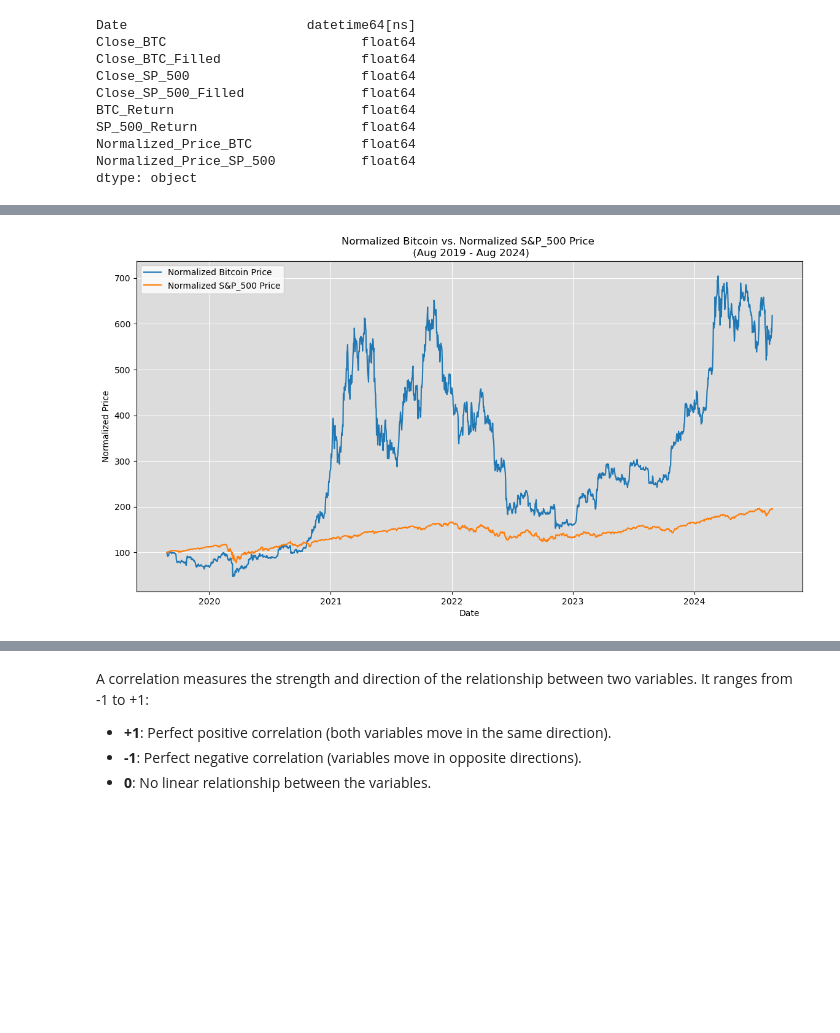
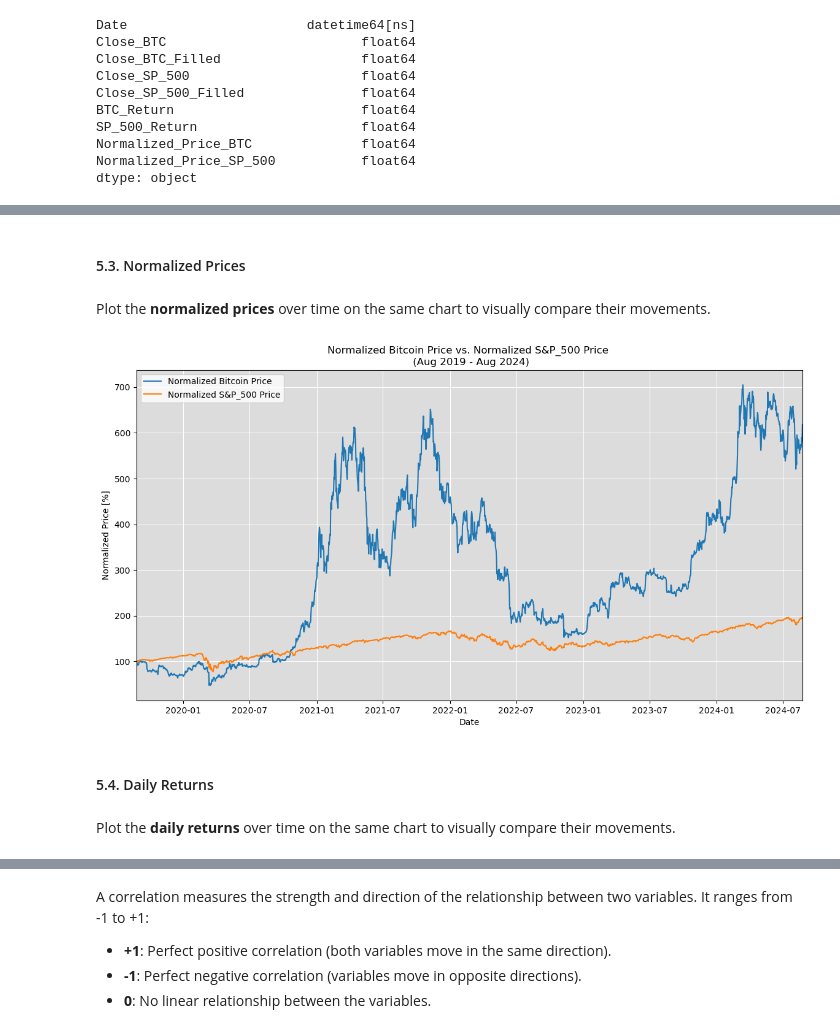
Before and after one commit to kostadinlambov/Bitcoin-and-Stock-Market-Correlation, a Jupyter notebook: Notebook/Bitcoin_and_Stock_Market_Correlation.ipynb, the cells around one changed output, grey strips where cells are left out. Saved outputs shown, nothing was run; the diff lists cells and outputs as text; code cells hidden in the pictures; blank space fills up the shorter version.

Commit message:
Updated plots ranges

```diff
--- a/Notebook/Bitcoin_and_Stock_Market_Correlation.ipynb
+++ b/Notebook/Bitcoin_and_Stock_Market_Correlation.ipynb
@@ -506,6 +456,11 @@ def plot_multiple_market_data(dates, labels, legend, prices, title):
     ax.set_facecolor('gainsboro')
     ax.xaxis.grid(True, color='white')
     ax.yaxis.grid(True, color='white')
+
+    x_lim_start = dates[0]
+    x_lim_end = dates[len(dates) - 1]
+    # plt.xlim(x_lim_start, x_lim_end)
+    ax.set_xlim(xmin=x_lim_start,xmax=x_lim_end)
 
     plt.plot(dates, prices[0], label=legend[0])
     plt.plot(dates, prices[1], label=legend[1])
@@ -540,16 +499,24 @@ plot_market_data(dates_sp_500, prices_normalized_sp_500, labels, title)
+# %% [markdown]
+#### 5.3. Normalized Prices
+# %% [markdown]
+Plot the **normalized prices** over time on the same chart to visually compare their movements.
 # %%
 dates = data_tidy.Date
 prices_normalized_btc = data_tidy.Normalized_Price_BTC
 prices_normalized_sp_500  = data_tidy.Normalized_Price_SP_500
-title_btc = "Normalized Bitcoin vs. Normalized S&P_500 Price \n (Aug 2019 - Aug 2024)"
+title_btc = "Normalized Bitcoin Price vs. Normalized S&P_500 Price \n (Aug 2019 - Aug 2024)"
 
-labels = ["Date", "Normalized Price"]
+labels = ["Date", "Normalized Price [%]"]
 legend = ["Normalized Bitcoin Price", "Normalized S&P_500 Price"]
 prices = [prices_normalized_btc, prices_normalized_sp_500]
 
 plot_multiple_market_data(dates, labels, legend, prices, title_btc)
 # %% [output]
-[figure, old version]
+[figure, new version]
+# %% [markdown]
+#### 5.4. Daily Returns
+# %% [markdown]
+Plot the **daily returns** over time on the same chart to visually compare their movements.
 # %%
 dates = data_tidy.Date
 btc_returns = data_tidy.BTC_Return
```
Also changed, not shown: parts of 25 cells of this notebook, 4 other files.
